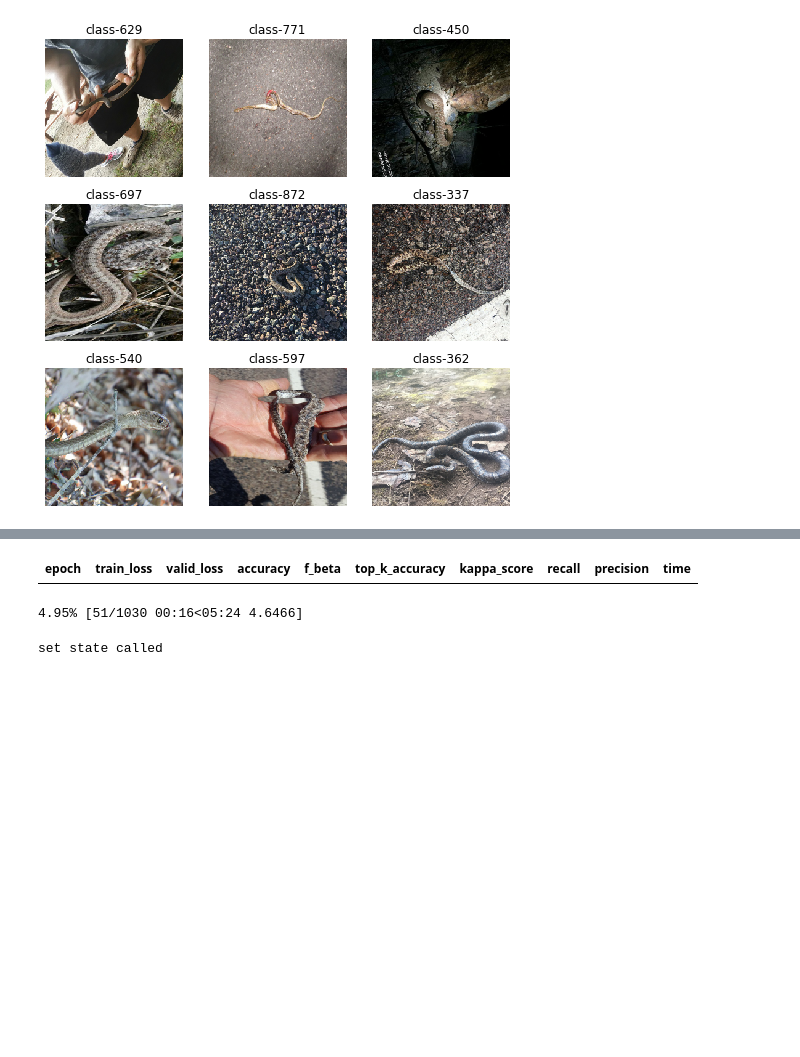
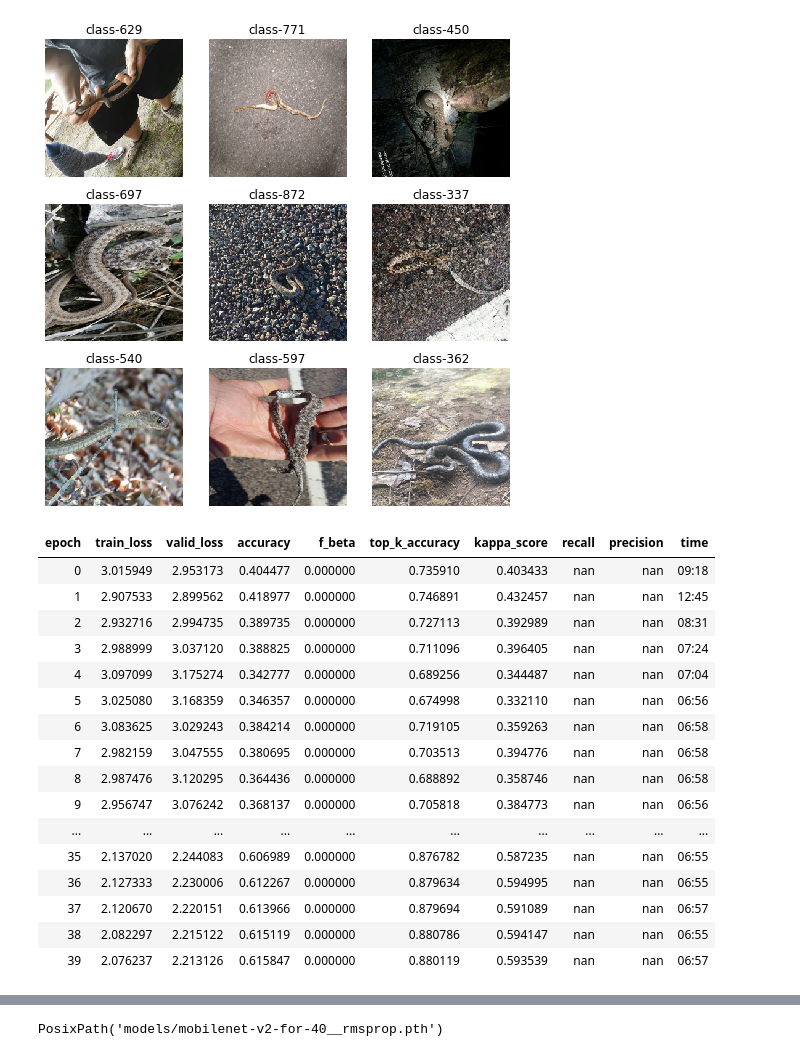
Before and after one commit to angus-mackenzie/snake-id, a Jupyter notebook: notebooks/vanilla_b0_efficientnet/vanilla_mobilenet_v2__non-ranger.ipynb, the cells around one changed output, grey strips where cells are left out. Drawn from its saved outputs; the diff is of its cells as text; code cells hidden in the pictures; blank space fills up the shorter version.

Commit message:
rmsprop mobilenet results

```diff
--- a/notebooks/vanilla_b0_efficientnet/vanilla_mobilenet_v2__non-ranger.ipynb
+++ b/notebooks/vanilla_b0_efficientnet/vanilla_mobilenet_v2__non-ranger.ipynb
@@ -137,13 +145,39 @@ learn = Learner(
         Recall(average='micro'),
         Precision(average='micro')
         # explained_variance,
+    ],
+    callback_fns=[
+        partial(CSVLogger, append=True)
     ]
-)
+) # .to_fp16() # I trained the other one without this... might affect score?
 # %%
 epochs = 40
 save_name = f'mobilenet-v2-for-{epochs}__rmsprop'
 
-learn.fit_one_cycle(40, max_lr=lr) # not for Ranger or RAdam
+learn.fit_one_cycle(
+    40,
+    max_lr=lr,
+    callbacks=[
+        callbacks.SaveModelCallback(learn, every='improvement', monitor='accuracy', name=f'{save_name}_best')
+    ]
+)
 
 learn.save(save_name, return_path=True)
 # %% [output]
+| epoch | train_loss | valid_loss | accuracy | f_beta | top_k_accuracy | kappa_score | recall | precision | time |
+| 0 | 3.015949 | 2.953173 | 0.404477 | 0.000000 | 0.735910 | 0.403433 | nan | nan | 09:18 |
+| 1 | 2.907533 | 2.899562 | 0.418977 | 0.000000 | 0.746891 | 0.432457 | nan | nan | 12:45 |
+| 2 | 2.932716 | 2.994735 | 0.389735 | 0.000000 | 0.727113 | 0.392989 | nan | nan | 08:31 |
+| 3 | 2.988999 | 3.037120 | 0.388825 | 0.000000 | 0.711096 | 0.396405 | nan | nan | 07:24 |
+| 4 | 3.097099 | 3.175274 | 0.342777 | 0.000000 | 0.689256 | 0.344487 | nan | nan | 07:04 |
+| 5 | 3.025080 | 3.168359 | 0.346357 | 0.000000 | 0.674998 | 0.332110 | nan | nan | 06:56 |
+| 6 | 3.083625 | 3.029243 | 0.384214 | 0.000000 | 0.719105 | 0.359263 | nan | nan | 06:58 |
+| 7 | 2.982159 | 3.047555 | 0.380695 | 0.000000 | 0.703513 | 0.394776 | nan | nan | 06:58 |
+| 8 | 2.987476 | 3.120295 | 0.364436 | 0.000000 | 0.688892 | 0.358746 | nan | nan | 06:58 |
+| 9 | 2.956747 | 3.076242 | 0.368137 | 0.000000 | 0.705818 | 0.384773 | nan | nan | 06:56 |
+| ... | ... | ... | ... | ... | ... | ... | ... | ... | ... |
+| 35 | 2.137020 | 2.244083 | 0.606989 | 0.000000 | 0.876782 | 0.587235 | nan | nan | 06:55 |
+| 36 | 2.127333 | 2.230006 | 0.612267 | 0.000000 | 0.879634 | 0.594995 | nan | nan | 06:55 |
+| 37 | 2.120670 | 2.220151 | 0.613966 | 0.000000 | 0.879694 | 0.591089 | nan | nan | 06:57 |
+| 38 | 2.082297 | 2.215122 | 0.615119 | 0.000000 | 0.880786 | 0.594147 | nan | nan | 06:55 |
+| 39 | 2.076237 | 2.213126 | 0.615847 | 0.000000 | 0.880119 | 0.593539 | nan | nan | 06:57 |
@@ -151,6 +201,3 @@ learn.save(save_name, return_path=True)
-| epoch | train_loss | valid_loss | accuracy | f_beta | top_k_accuracy | kappa_score | recall | precision | time |
-4.95% [51/1030 00:16<05:24 4.6466]
+PosixPath('models/mobilenet-v2-for-40__rmsprop.pth')
 # %%
 learn = learn.load(save_name)
-# %% [output]
-set state called
```
Also changed, not shown: parts of 3 cells of this notebook.
